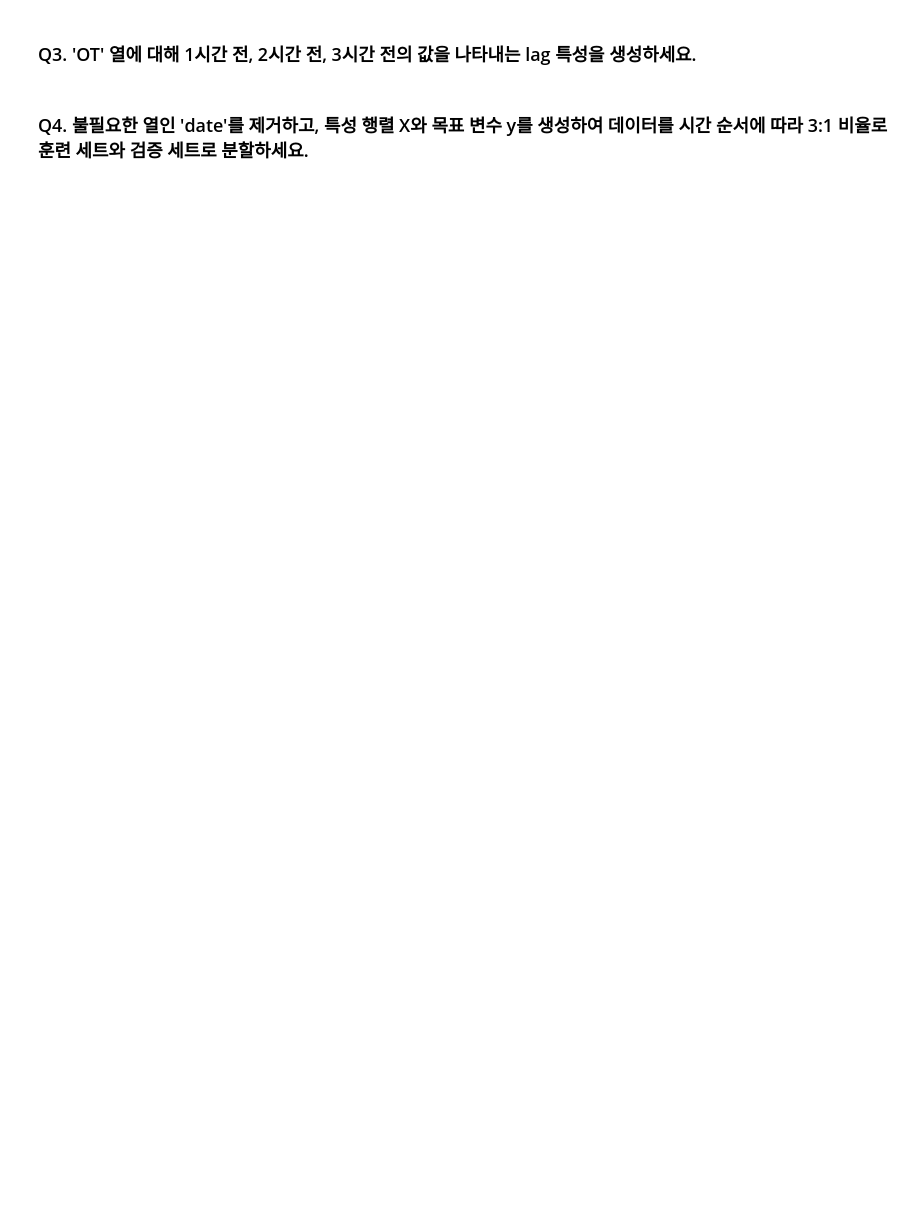
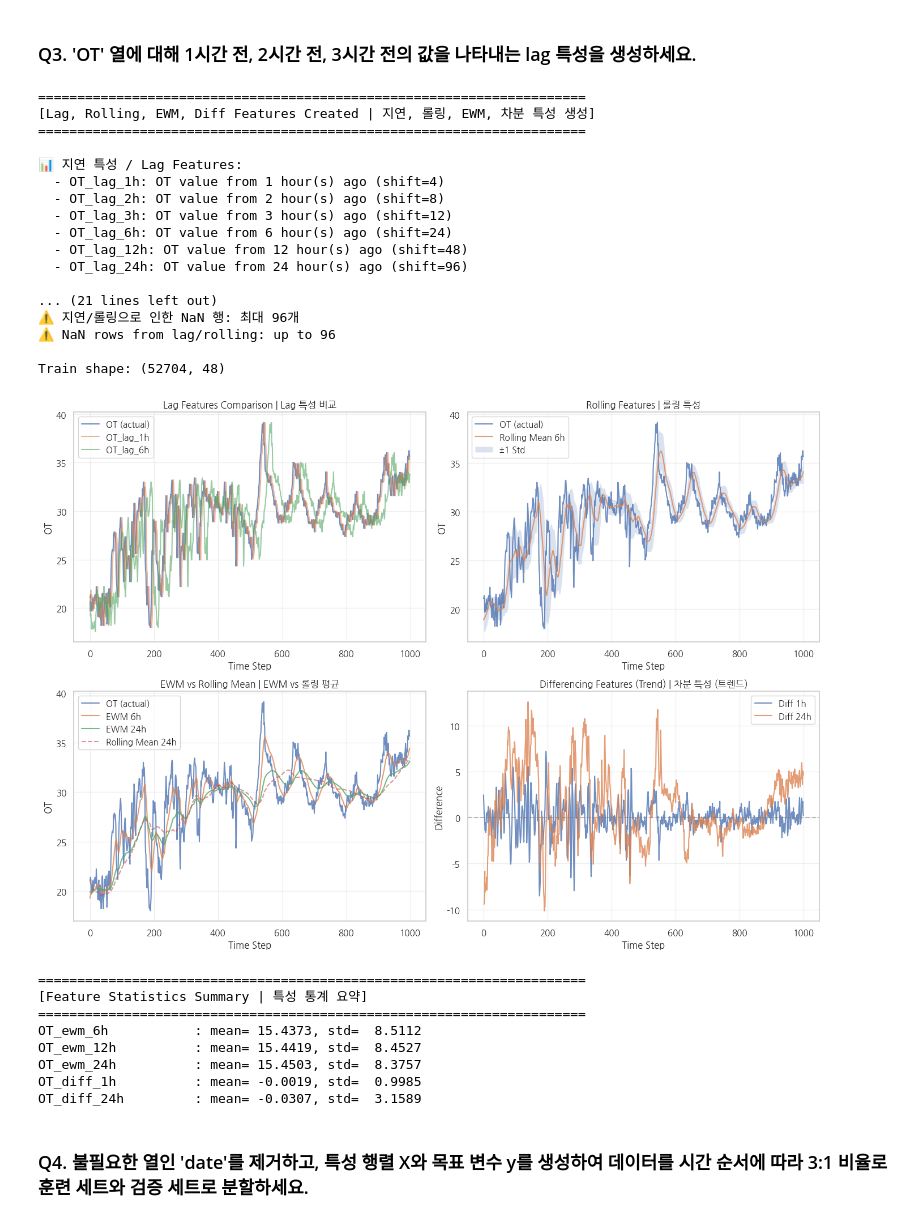
Before and after one commit to jkc4416/hd_ai_competency_assessment, a Jupyter notebook: ai_ml_programming_test_prob/past_exam_questions/2024/ai_competency_assessment_past_exam_2024.ipynb, the cells around one changed output. Cells and saved outputs as stored; diff of their text form; code cells hidden in the pictures; blank space fills up the shorter version.

```diff
--- a/ai_ml_programming_test_prob/past_exam_questions/2024/ai_competency_assessment_past_exam_2024.ipynb
+++ b/ai_ml_programming_test_prob/past_exam_questions/2024/ai_competency_assessment_past_exam_2024.ipynb
@@ -695,7 +776,7 @@ print(f"\nTrain shape: {train.shape}")
 fig, axes = plt.subplots(2, 2, figsize=(14, 10))
 
 # 샘플 데이터 (처음 1000개) / Sample data (first 1000)
-sample_idx = range(SEQUENCE_LENGTH, SEQUENCE_LENGTH + 1000)
+sample_idx = range(max_nan_rows, max_nan_rows + 1000)
 
 # 1. Lag 특성 비교 / Lag features comparison
 axes[0, 0].plot(train['OT'].iloc[sample_idx].values, label='OT (actual)', alpha=0.8)
@@ -730,33 +811,60 @@ axes[1, 0].set_xlabel('Time Step')
 axes[1, 0].set_ylabel('OT')
 axes[1, 0].set_title('EWM vs Rolling Mean | EWM vs 롤링 평균')
 axes[1, 0].legend()
 axes[1, 0].grid(True, alpha=0.3)
 
 # 4. 차분 특성 / Differencing features
 axes[1, 1].plot(train['OT_diff_1h'].iloc[sample_idx].values, label='Diff 1h', alpha=0.8)
 axes[1, 1].plot(train['OT_diff_24h'].iloc[sample_idx].values, label='Diff 24h', alpha=0.8)
 axes[1, 1].axhline(0, color='gray', linestyle='--', alpha=0.5)
 axes[1, 1].set_xlabel('Time Step')
 axes[1, 1].set_ylabel('Difference')
 axes[1, 1].set_title('Differencing Features (Trend) | 차분 특성 (트렌드)')
 axes[1, 1].legend()
 axes[1, 1].grid(True, alpha=0.3)
 
 plt.tight_layout()
 plt.show()
 
 # ============================================================
 # 특성 통계 요약 | Feature Statistics Summary
 # ============================================================
 print("\n" + "=" * 70)
 print("[Feature Statistics Summary | 특성 통계 요약]")
 print("=" * 70)
 
 new_features = ['OT_ewm_6h', 'OT_ewm_12h', 'OT_ewm_24h', 'OT_diff_1h', 'OT_diff_24h']
 for feat in new_features:
     if feat in train.columns:
         non_nan = train[feat].dropna()
         print(f"{feat:20s}: mean={non_nan.mean():8.4f}, std={non_nan.std():8.4f}")
+# %% [output]
+======================================================================
+[Lag, Rolling, EWM, Diff Features Created | 지연, 롤링, EWM, 차분 특성 생성]
+======================================================================
+
+📊 지연 특성 / Lag Features:
+  - OT_lag_1h: OT value from 1 hour(s) ago (shift=4)
+  - OT_lag_2h: OT value from 2 hour(s) ago (shift=8)
+  - OT_lag_3h: OT value from 3 hour(s) ago (shift=12)
+  - OT_lag_6h: OT value from 6 hour(s) ago (shift=24)
+  - OT_lag_12h: OT value from 12 hour(s) ago (shift=48)
+  - OT_lag_24h: OT value from 24 hour(s) ago (shift=96)
+
+... (21 lines left out)
+⚠️ 지연/롤링으로 인한 NaN 행: 최대 96개
+⚠️ NaN rows from lag/rolling: up to 96
+
+Train shape: (52704, 48)
+[figure, added]
+======================================================================
+[Feature Statistics Summary | 특성 통계 요약]
+======================================================================
+OT_ewm_6h           : mean= 15.4373, std=  8.5112
+OT_ewm_12h          : mean= 15.4419, std=  8.4527
+OT_ewm_24h          : mean= 15.4503, std=  8.3757
+OT_diff_1h          : mean= -0.0019, std=  0.9985
+OT_diff_24h         : mean= -0.0307, std=  3.1589
 # %% [markdown]
 ### Q4. 불필요한 열인 'date'를 제거하고, 특성 행렬 X와 목표 변수 y를 생성하여 데이터를 시간 순서에 따라 3:1 비율로 훈련 세트와 검증 세트로 분할하세요.
 # %%
```
Also changed, not shown: parts of 11 cells of this notebook.
